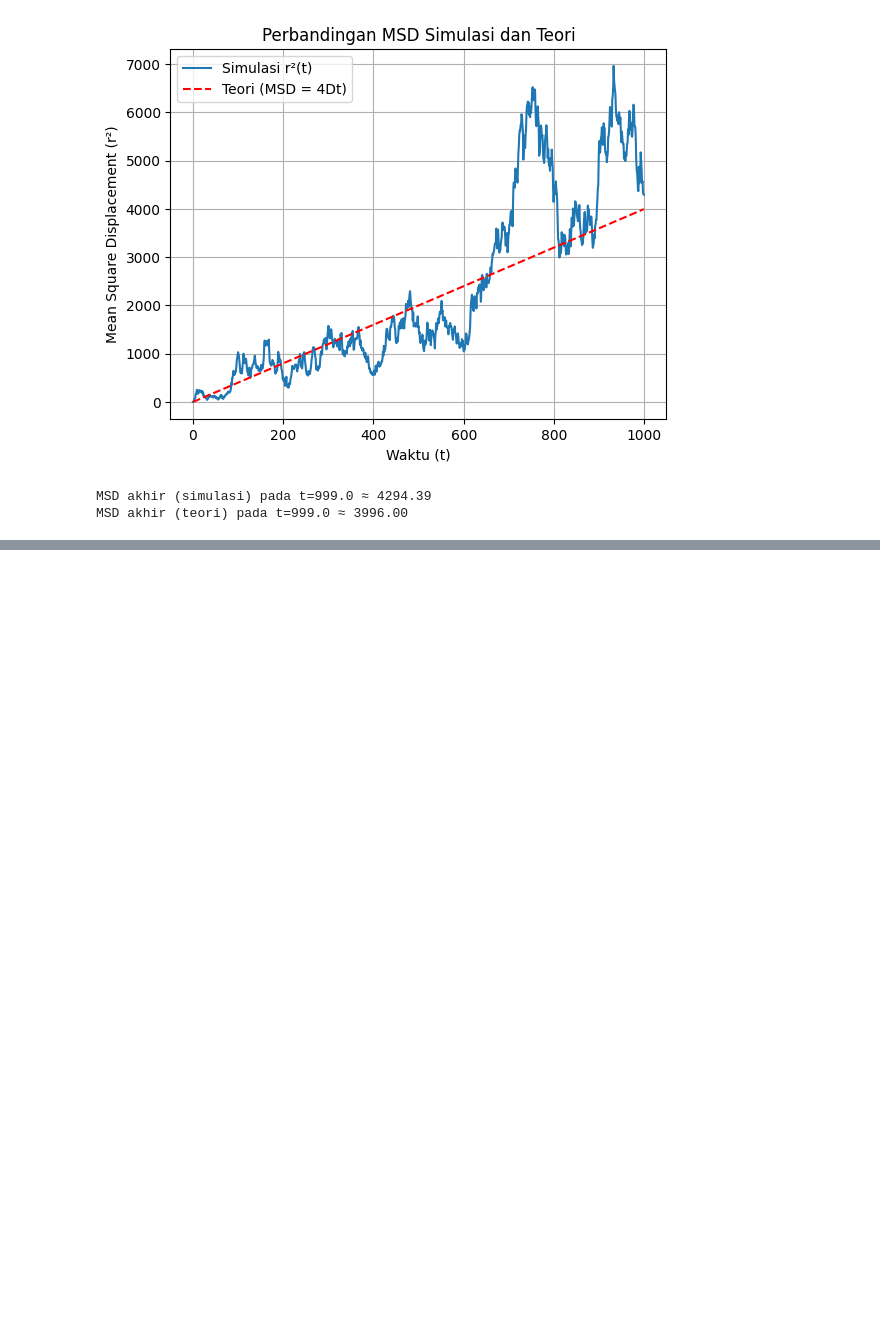
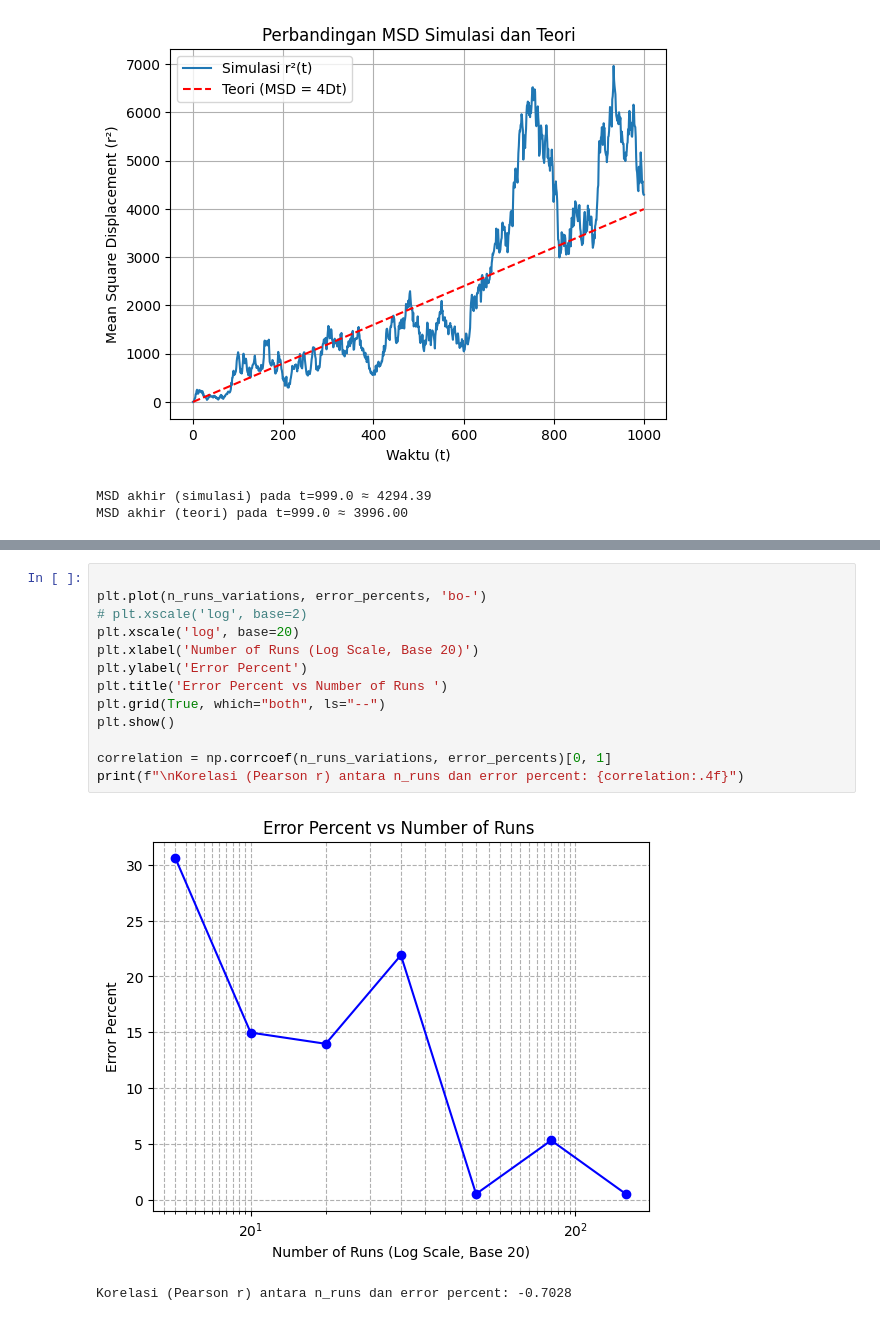
Before and after one commit to ARoyyanF/RBL-SPSF, a Jupyter notebook: current/brownian.ipynb, the cells around one changed output, grey strips where cells are left out. Cells and saved outputs as stored; diff of their text form; blank space fills up the shorter version.

```diff
--- a/current/brownian.ipynb
+++ b/current/brownian.ipynb
@@ -76,0 +255,16 @@ MSD akhir (teori) pada t=999.0 ≈ 3996.00
+# %%
+
+plt.plot(n_runs_variations, error_percents, 'bo-')
+# plt.xscale('log', base=2)
+plt.xscale('log', base=20)
+plt.xlabel('Number of Runs (Log Scale, Base 20)')
+plt.ylabel('Error Percent')
+plt.title('Error Percent vs Number of Runs ')
+plt.grid(True, which="both", ls="--")
+plt.show()
+
+correlation = np.corrcoef(n_runs_variations, error_percents)[0, 1]
+print(f"\nKorelasi (Pearson r) antara n_runs dan error percent: {correlation:.4f}")
+# %% [output]
+[figure, added]
+Korelasi (Pearson r) antara n_runs dan error percent: -0.7028
```
Also changed, not shown: parts of 3 cells of this notebook.
